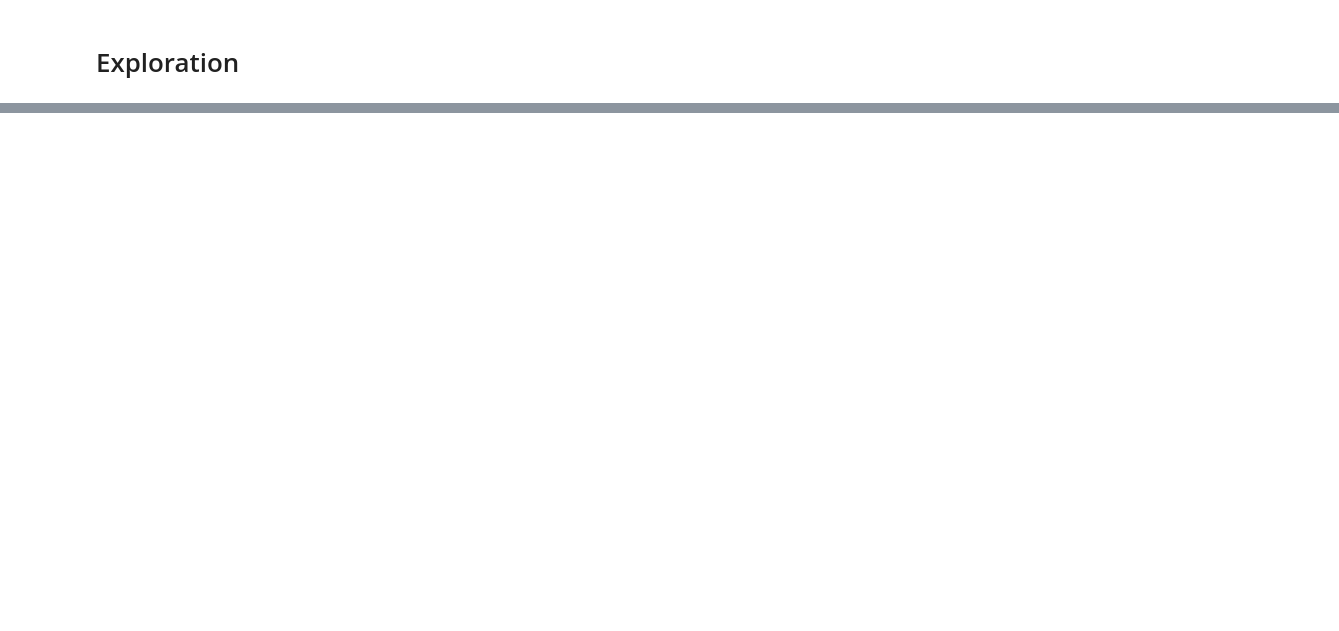
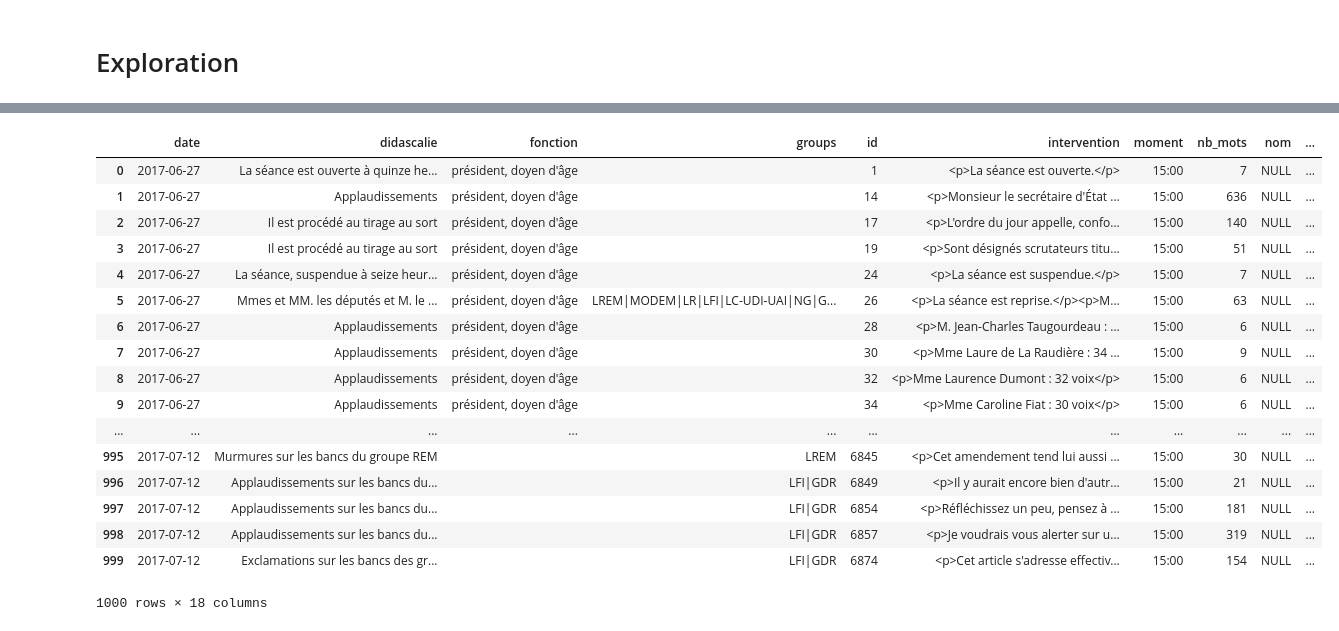
Before and after one commit to medialab/didascalies, a Jupyter notebook: notebooks/exploration.ipynb, the cells around one changed output, grey strips where cells are left out. Saved outputs shown, nothing was run; the diff lists cells and outputs as text; code cells hidden in the pictures; blank space fills up the shorter version.

Commit message:
Finished processing didascalies

```diff
--- a/notebooks/exploration.ipynb
+++ b/notebooks/exploration.ipynb
@@ -161,0 +111,21 @@ EXCLAMATIONS.most_common()
+# %%
+DIDASCALIES = []
+
+with open(DATA, 'r') as f:
+    reader = csv.DictReader(f)
+
+    LINES = list(reader)
+
+    for i, line in enumerate(LINES):
+        if not is_didascalie(line):
+            continue
+
+        didascalies = split_didascalies(line['intervention'])
+
+        reference_point = find_reference_point(LINES, line, i)
+
+        for didascalie in didascalies:
+            meta = dict(reference_point)
+            meta['didascalie'] = didascalie
+
+            DIDASCALIES.append(meta)
@@ -161,0 +152,11 @@ EXCLAMATIONS.most_common()
+# %%
+# Handling "mêmes mouvements"
+MEMES_MOUVEMENTS_RE = re.compile('mêmes?\s+mouvements?')
+
+for i, d in enumerate(DIDASCALIES):
+    if re.search(MEMES_MOUVEMENTS_RE, d['didascalie'].lower()):
+        # print(d['didascalie'])
+        last_d = DIDASCALIES[i - 1]
+        meta = dict(last_d)
+        meta['didascalie'] = d['didascalie']
+        DIDASCALIES[i] = meta
@@ -161,0 +189,21 @@ EXCLAMATIONS.most_common()
+# %%
+pd.DataFrame(DIDASCALIES).head(1000)
+# %% [output]
+|  | date | didascalie | fonction | groups | id | intervention | moment | nb_mots | nom | ... |
+| 0 | 2017-06-27 | La séance est ouverte à quinze he... | président, doyen d'âge |  | 1 | <p>La séance est ouverte.</p> | 15:00 | 7 | NULL | ... |
+| 1 | 2017-06-27 | Applaudissements | président, doyen d'âge |  | 14 | <p>Monsieur le secrétaire d'État ... | 15:00 | 636 | NULL | ... |
+| 2 | 2017-06-27 | Il est procédé au tirage au sort | président, doyen d'âge |  | 17 | <p>L'ordre du jour appelle, confo... | 15:00 | 140 | NULL | ... |
+| 3 | 2017-06-27 | Il est procédé au tirage au sort | président, doyen d'âge |  | 19 | <p>Sont désignés scrutateurs titu... | 15:00 | 51 | NULL | ... |
+| 4 | 2017-06-27 | La séance, suspendue à seize heur... | président, doyen d'âge |  | 24 | <p>La séance est suspendue.</p> | 15:00 | 7 | NULL | ... |
+| 5 | 2017-06-27 | Mmes et MM. les députés et M. le ... | président, doyen d'âge | LREM|MODEM|LR|LFI|LC-UDI-UAI|NG|G... | 26 | <p>La séance est reprise.</p><p>M... | 15:00 | 63 | NULL | ... |
+| 6 | 2017-06-27 | Applaudissements | président, doyen d'âge |  | 28 | <p>M. Jean-Charles Taugourdeau : ... | 15:00 | 6 | NULL | ... |
+| 7 | 2017-06-27 | Applaudissements | président, doyen d'âge |  | 30 | <p>Mme Laure de La Raudière : 34 ... | 15:00 | 9 | NULL | ... |
+| 8 | 2017-06-27 | Applaudissements | président, doyen d'âge |  | 32 | <p>Mme Laurence Dumont : 32 voix</p> | 15:00 | 6 | NULL | ... |
+| 9 | 2017-06-27 | Applaudissements | président, doyen d'âge |  | 34 | <p>Mme Caroline Fiat : 30 voix</p> | 15:00 | 6 | NULL | ... |
+| ... | ... | ... | ... | ... | ... | ... | ... | ... | ... | ... |
+| 995 | 2017-07-12 | Murmures sur les bancs du groupe REM |  | LREM | 6845 | <p>Cet amendement tend lui aussi ... | 15:00 | 30 | NULL | ... |
+| 996 | 2017-07-12 | Applaudissements sur les bancs du... |  | LFI|GDR | 6849 | <p>Il y aurait encore bien d'autr... | 15:00 | 21 | NULL | ... |
+| 997 | 2017-07-12 | Applaudissements sur les bancs du... |  | LFI|GDR | 6854 | <p>Réfléchissez un peu, pensez à ... | 15:00 | 181 | NULL | ... |
+| 998 | 2017-07-12 | Applaudissements sur les bancs du... |  | LFI|GDR | 6857 | <p>Je voudrais vous alerter sur u... | 15:00 | 319 | NULL | ... |
+| 999 | 2017-07-12 | Exclamations sur les bancs des gr... |  | LFI|GDR | 6874 | <p>Cet article s'adresse effectiv... | 15:00 | 154 | NULL | ... |
+1000 rows × 18 columns
```
Also changed, not shown: parts of 17 cells of this notebook, 3 other files.
